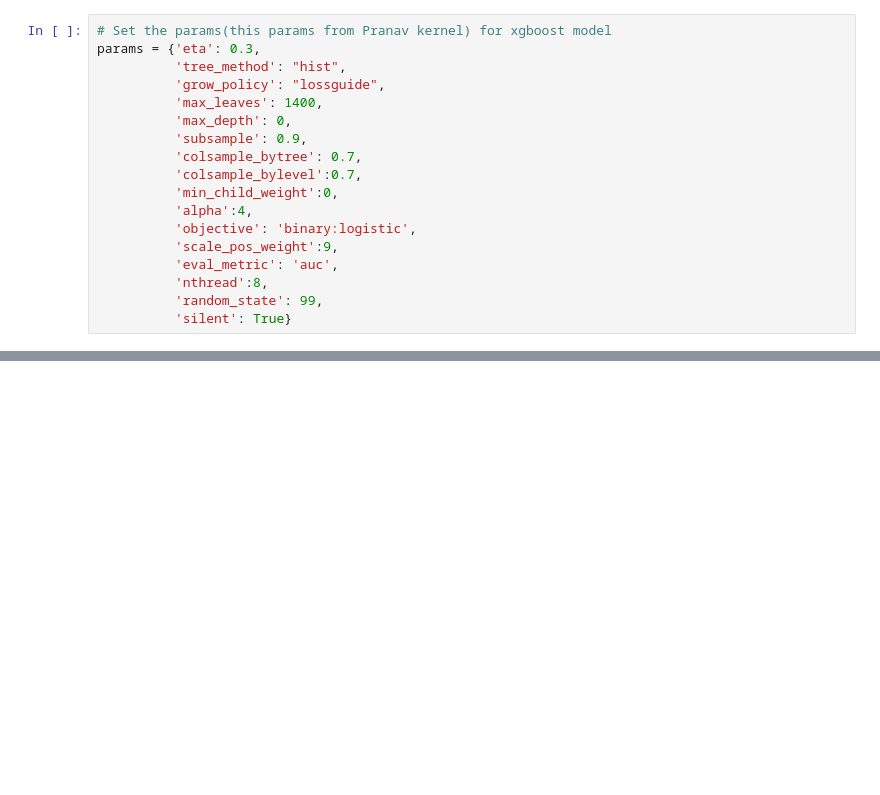
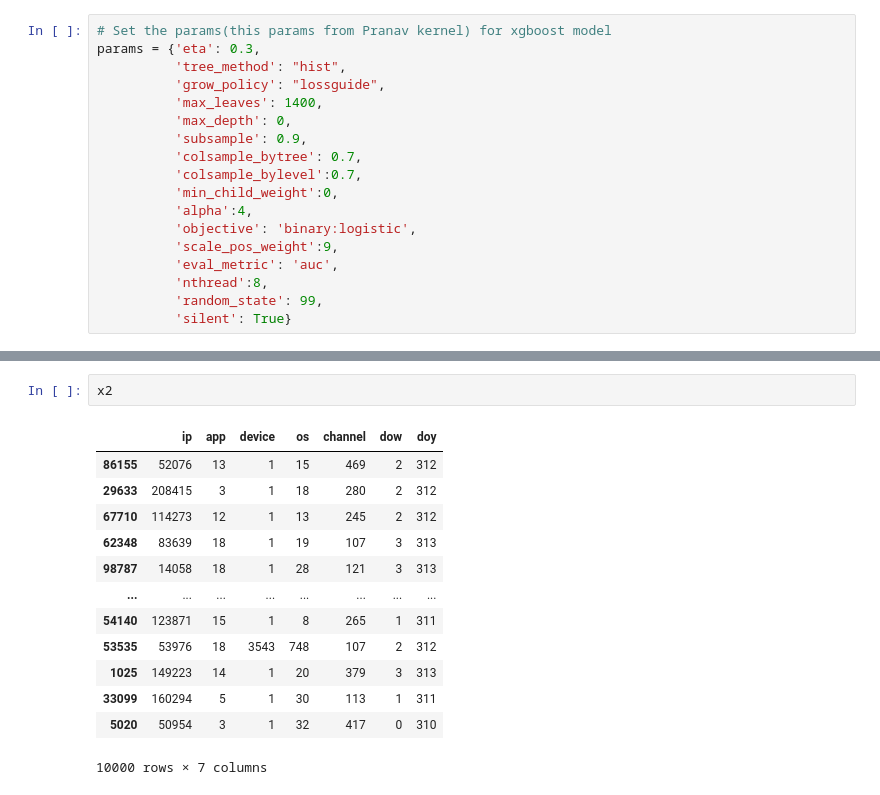
Before and after one commit to dhavalmj007/model-serving, a Jupyter notebook: Model Training.ipynb, the cells around one changed output, grey strips where cells are left out. Drawn from its saved outputs; the diff is of its cells as text; blank space fills up the shorter version.

```diff
--- a/Model Training.ipynb
+++ b/Model Training.ipynb
@@ -97,6 +97,22 @@ Parameters: { "silent" } might not be used.
 [30]    train-auc:0.99950       valid-auc:0.97831
 [35]    train-auc:0.99967       valid-auc:0.97519
 [36]    train-auc:0.99968       valid-auc:0.97602
+# %%
+x2
+# %% [output]
+|  | ip | app | device | os | channel | dow | doy |
+| 86155 | 52076 | 13 | 1 | 15 | 469 | 2 | 312 |
+| 29633 | 208415 | 3 | 1 | 18 | 280 | 2 | 312 |
+| 67710 | 114273 | 12 | 1 | 13 | 245 | 2 | 312 |
+| 62348 | 83639 | 18 | 1 | 19 | 107 | 3 | 313 |
+| 98787 | 14058 | 18 | 1 | 28 | 121 | 3 | 313 |
+| ... | ... | ... | ... | ... | ... | ... | ... |
+| 54140 | 123871 | 15 | 1 | 8 | 265 | 1 | 311 |
+| 53535 | 53976 | 18 | 3543 | 748 | 107 | 2 | 312 |
+| 1025 | 149223 | 14 | 1 | 20 | 379 | 3 | 313 |
+| 33099 | 160294 | 5 | 1 | 30 | 113 | 1 | 311 |
+| 5020 | 50954 | 3 | 1 | 32 | 417 | 0 | 310 |
+10000 rows × 7 columns
 # %%
 # Plot the feature importance from xgboost
 plot_importance(model)
```
Also changed, not shown: parts of 9 cells of this notebook, 12 other files.
